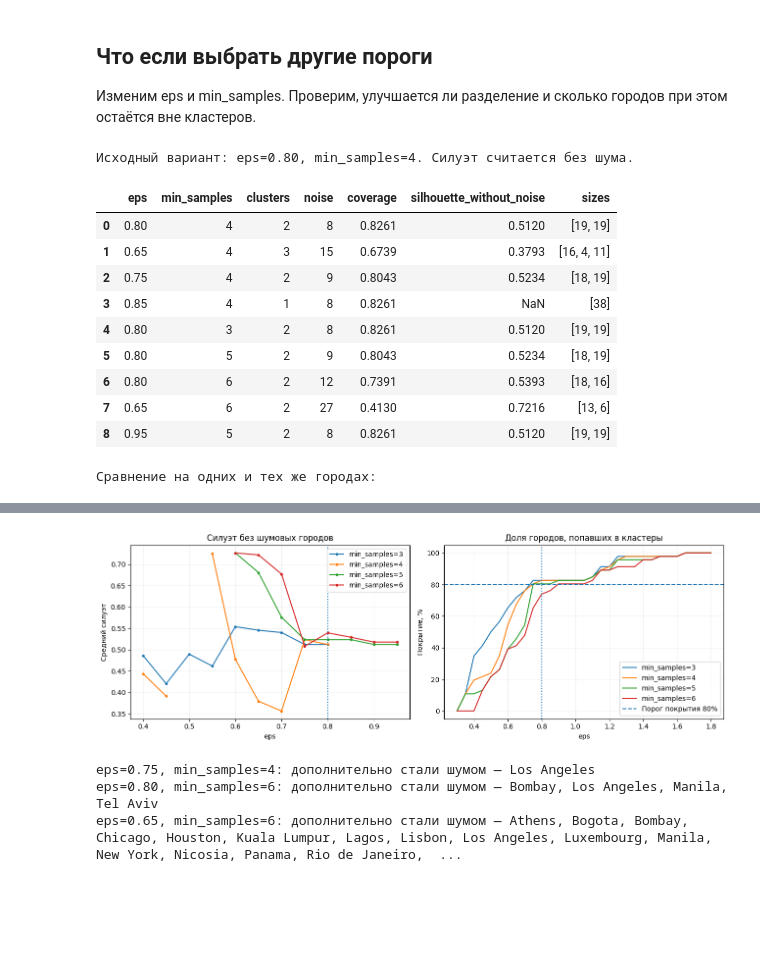
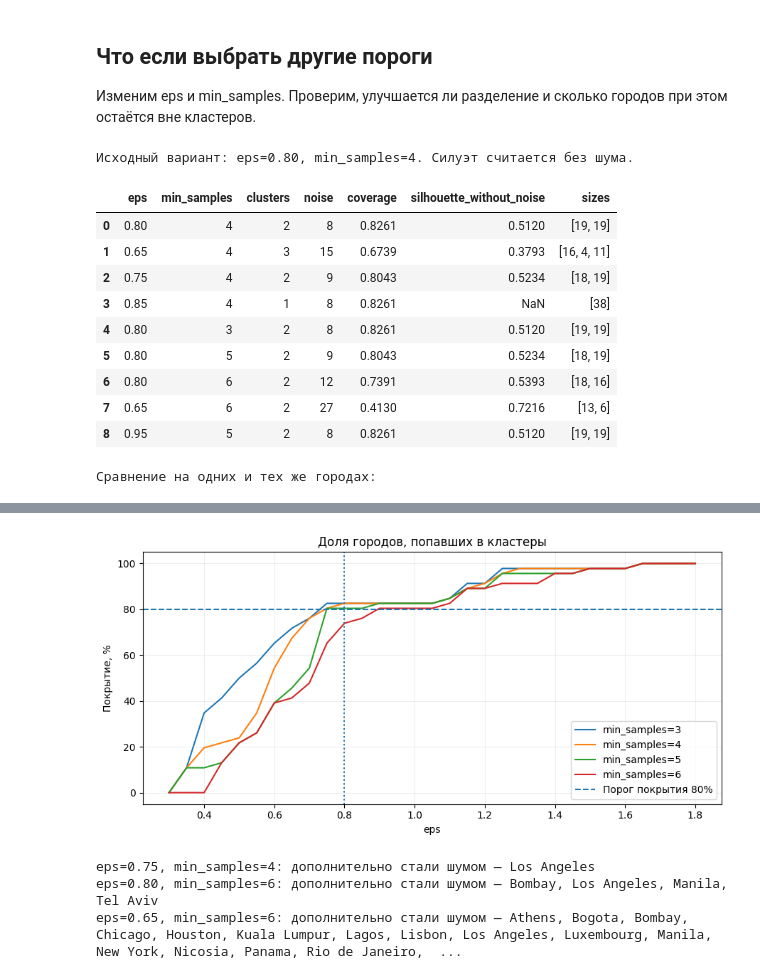
Before and after one commit to IvanManomenov/python_data_analytics, a Jupyter notebook: lab3/lab3_dbscan.ipynb, the cells around one changed output, grey strips where cells are left out. Saved outputs shown, nothing was run; the diff lists cells and outputs as text; code cells hidden in the pictures; blank space fills up the shorter version.

```diff
--- a/lab3/lab3_dbscan.ipynb
+++ b/lab3/lab3_dbscan.ipynb
@@ -352,19 +585,17 @@ threshold_cases = [(.80, 4), (.65, 4), (.75, 4), (.85, 4),
                    (.80, 3), (.80, 5), (.80, 6), (.65, 6), (.95, 5)]
 threshold_rows, common_rows = [], []
 for eps, min_samples in threshold_cases:
-    alternative = DBSCAN(eps=eps, min_samples=min_samples).fit_predict(X3)
+    alternative = fit_dbscan(eps, min_samples)['labels']
     threshold_rows.append(db_metrics(eps, min_samples))
     # Сравниваем разбиения на городах, вошедших в группы в обоих вариантах.
     common_mask = (db_labels != -1) & (alternative != -1)
     base_common = db_labels[common_mask]
     alternative_common = alternative[common_mask]
     n_common = int(common_mask.sum())
-    base_ok = 2 <= len(set(base_common)) < n_common
-    alternative_ok = 2 <= len(set(alternative_common)) < n_common
     common_rows.append({
         'eps': eps, 'min_samples': min_samples, 'Общих городов': n_common,
-        'Силуэт исходного на общих': silhouette_score(X3[common_mask], base_common) if base_ok else np.nan,
-        'Силуэт нового на общих': silhouette_score(X3[common_mask], alternative_common) if alternative_ok else np.nan,
+        'Силуэт исходного на общих': silhouette_if_defined(X3[common_mask], base_common),
+        'Силуэт нового на общих': silhouette_if_defined(X3[common_mask], alternative_common),
         'ARI на общих': adjusted_rand_score(base_common, alternative_common) if n_common else np.nan})
 
 # Выводим показатели альтернативных разбиений.
@@ -375,56 +606,52 @@ display(threshold_results.round(4))
 print('Сравнение на одних и тех же городах:')
 display(threshold_common.round(4))
 
-# Сравниваем изменение силуэта и покрытия при смене порогов.
-fig, axes = plt.subplots(1, 2, figsize=(13, 4.5))
+# Сравниваем долю городов в кластерах при смене порогов.
+fig, ax = plt.subplots(figsize=(9, 4.5))
 for min_samples in [3, 4, 5, 6]:
     part = db_grid[db_grid.min_samples.eq(min_samples)]
-    axes[0].plot(part.eps, part.silhouette_without_noise, marker='o', markersize=3,
-                 label=f'min_samples={min_samples}')
-    axes[1].plot(part.eps, part.coverage * 100, label=f'min_samples={min_samples}')
-axes[0].set(title='Силуэт без шумовых городов', xlabel='eps', ylabel='Средний силуэт')
-axes[1].set(title='Доля городов, попавших в кластеры', xlabel='eps', ylabel='Покрытие, %')
-axes[1].axhline(80, linestyle='--', label='Порог покрытия 80%')
-for ax in axes:
-    ax.axvline(db_eps, linestyle=':')
-    ax.legend()
-    ax.grid(alpha=.2)
+    ax.plot(part.eps, part.coverage * 100, label=f'min_samples={min_samples}')
+ax.set(title='Доля городов, попавших в кластеры', xlabel='eps', ylabel='Покрытие, %')
+ax.axhline(80, linestyle='--', label='Порог покрытия 80%')
+ax.axvline(db_eps, linestyle=':')
+ax.legend()
+ax.grid(alpha=.2)
 plt.tight_layout()
 plt.show()
 
 # Перечисляем города, дополнительно ставшие шумом.
 for eps, min_samples in [(.75, 4), (.80, 6), (.65, 6)]:
-    alternative = DBSCAN(eps=eps, min_samples=min_samples).fit_predict(X3)
+    alternative = fit_dbscan(eps, min_samples)['labels']
     new_noise = cities3.loc[(alternative == -1) & (db_labels != -1), 'City']
     print(f'eps={eps:.2f}, min_samples={min_samples}: дополнительно стали шумом —',
           ', '.join(new_noise.str.replace('_', ' ')))
 # Сохраняем результаты экспериментов с порогами.
 threshold_results.to_csv('lab3_alternative_thresholds.csv', index=False, encoding='utf-8-sig')
 threshold_common.to_csv('lab3_alternative_thresholds_common.csv', index=False, encoding='utf-8-sig')
 # %% [output]
 Исходный вариант: eps=0.80, min_samples=4. Силуэт считается без шума.
 |  | eps | min_samples | clusters | noise | coverage | silhouette_without_noise | sizes |
 | 0 | 0.80 | 4 | 2 | 8 | 0.8261 | 0.5120 | [19, 19] |
 | 1 | 0.65 | 4 | 3 | 15 | 0.6739 | 0.3793 | [16, 4, 11] |
 | 2 | 0.75 | 4 | 2 | 9 | 0.8043 | 0.5234 | [18, 19] |
 | 3 | 0.85 | 4 | 1 | 8 | 0.8261 | NaN | [38] |
 | 4 | 0.80 | 3 | 2 | 8 | 0.8261 | 0.5120 | [19, 19] |
 | 5 | 0.80 | 5 | 2 | 9 | 0.8043 | 0.5234 | [18, 19] |
 | 6 | 0.80 | 6 | 2 | 12 | 0.7391 | 0.5393 | [18, 16] |
 | 7 | 0.65 | 6 | 2 | 27 | 0.4130 | 0.7216 | [13, 6] |
 | 8 | 0.95 | 5 | 2 | 8 | 0.8261 | 0.5120 | [19, 19] |
 Сравнение на одних и тех же городах:
 |  | eps | min_samples | Общих городов | Силуэт исходного на общих | Силуэт нового на общих | ARI на общих |
 | 0 | 0.80 | 4 | 38 | 0.5120 | 0.5120 | 1.0000 |
 | 1 | 0.65 | 4 | 31 | 0.5542 | 0.3793 | 0.8094 |
 | 2 | 0.75 | 4 | 37 | 0.5234 | 0.5234 | 1.0000 |
 | 3 | 0.85 | 4 | 38 | 0.5120 | NaN | 0.0000 |
 | 4 | 0.80 | 3 | 38 | 0.5120 | 0.5120 | 1.0000 |
 | 5 | 0.80 | 5 | 37 | 0.5234 | 0.5234 | 1.0000 |
 | 6 | 0.80 | 6 | 34 | 0.5393 | 0.5393 | 1.0000 |
 | 7 | 0.65 | 6 | 19 | 0.7216 | 0.7216 | 1.0000 |
 | 8 | 0.95 | 5 | 38 | 0.5120 | 0.5120 | 1.0000 |
-[figure, old version]
+[figure, new version]
 eps=0.75, min_samples=4: дополнительно стали шумом — Los Angeles
 eps=0.80, min_samples=6: дополнительно стали шумом — Bombay, Los Angeles, Manila, Tel Aviv
 eps=0.65, min_samples=6: дополнительно стали шумом — Athens, Bogota, Bombay, Chicago, Houston, Kuala Lumpur, Lagos, Lisbon, Los Angeles, Luxembourg, Manila, New York, Nicosia, Panama, Rio de Janeiro,  ...
```
Also changed, not shown: parts of 15 cells of this notebook.
